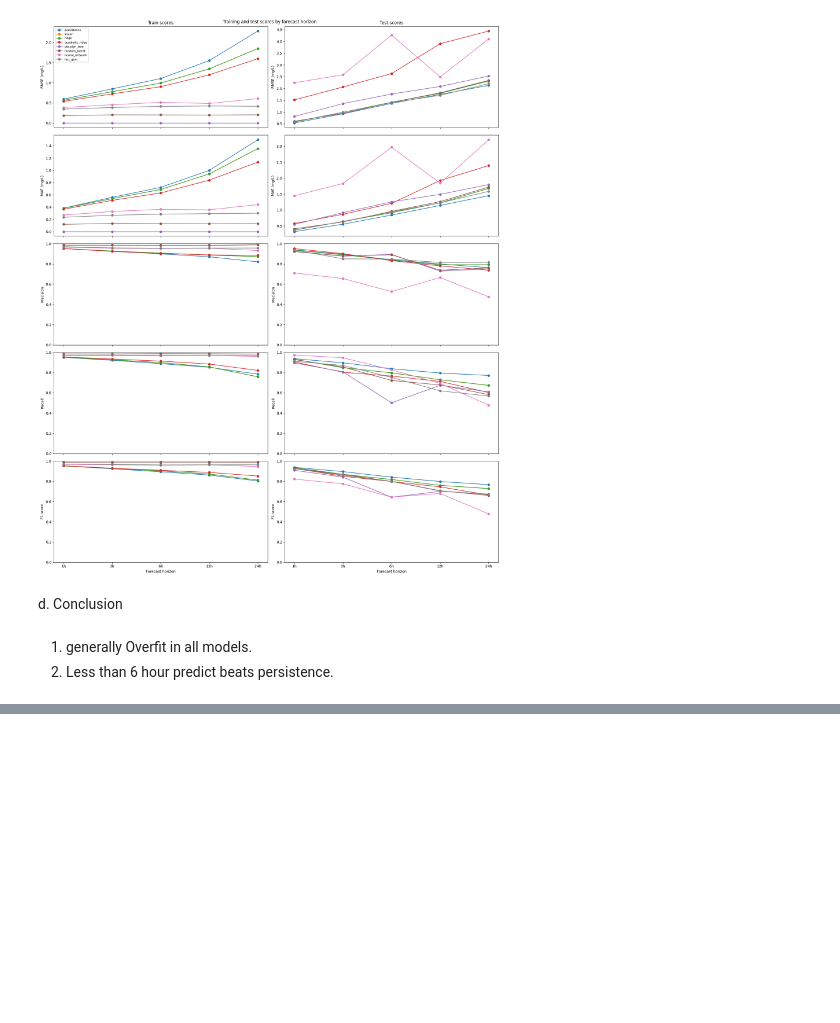
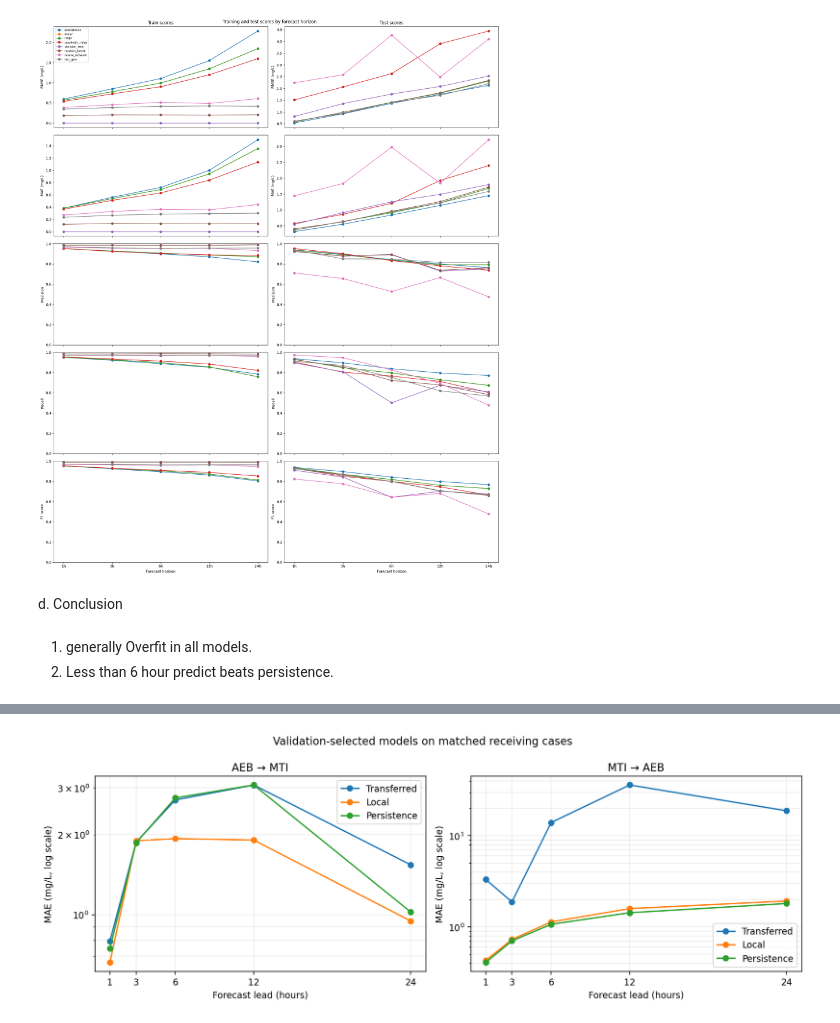
Before and after one commit to Strawhat-jayesh/Data602, a Jupyter notebook: EDA/Proposal_EDA_Chesapeake.ipynb, the cells around one changed output, grey strips where cells are left out. Saved outputs shown, nothing was run; the diff lists cells and outputs as text; code cells hidden in the pictures; blank space fills up the shorter version.

```diff
--- a/EDA/Proposal_EDA_Chesapeake.ipynb
+++ b/EDA/Proposal_EDA_Chesapeake.ipynb
@@ -907,0 +1109,20 @@ d. Conclusion
+# %%
+q2_summary_rows = []
+for (q2_receiver, q2_source, q2_hours), q2_group in q2_main.groupby(['receiver', 'source', 'horizon_hours']):
+    q2_scores = q2_group.set_index('forecast')
+    assert q2_group['n'].nunique() == 1
+    q2_chosen = {}
+    for q2_scope, q2_station in [('Transfer', q2_source), ('Local', q2_receiver)]:
+        q2_choice = q2_choices.query("policy == 'exclude_negative' and input_set == 'combined'")
+        q2_family = q2_choice.loc[(q2_choice.source == q2_station) &
+                                   (q2_choice.horizon_hours == q2_hours), 'selected_model'].item()
+        q2_prefix = 'transferred' if q2_scope == 'Transfer' else 'local'
+        np.testing.assert_allclose(q2_scores.loc[f'{q2_prefix}_selected', 'mae'],
+                                   q2_scores.loc[f'{q2_prefix}_{q2_family}', 'mae'])
+        q2_chosen[q2_scope] = q2_names[q2_family]
+    q2_summary_rows.append({'Train → evaluate': f'{q2_source} → {q2_receiver}', 'Lead (h)': q2_hours,
+        'Transfer family': q2_chosen['Transfer'], 'Transfer MAE': q2_scores.loc['transferred_selected', 'mae'],
+        'Local family': q2_chosen['Local'], 'Local MAE': q2_scores.loc['local_selected', 'mae'],
+        'Persistence MAE': q2_scores.loc['persistence', 'mae'], 'Cases': int(q2_group['n'].iloc[0])})
+q2_summary = pd.DataFrame(q2_summary_rows).sort_values(['Train → evaluate', 'Lead (h)']).reset_index(drop=True)
+q2_summary.round(4)
@@ -907,0 +1141,16 @@ d. Conclusion
+# %%
+q2_fig, q2_axes = plt.subplots(1, 2, figsize=(12, 4.3), sharex=True)
+for q2_ax, (q2_direction, q2_table) in zip(q2_axes, q2_summary.groupby('Train → evaluate', sort=True)):
+    for q2_label, q2_column in [('Transferred', 'Transfer MAE'), ('Local', 'Local MAE'), ('Persistence', 'Persistence MAE')]:
+        q2_ax.plot(q2_table['Lead (h)'], q2_table[q2_column], marker='o', label=q2_label)
+    q2_ax.set(title=q2_direction, xlabel='Forecast lead (hours)', ylabel='MAE (mg/L, log scale)')
+    q2_ax.set_xticks([1, 3, 6, 12, 24])
+    q2_ax.set_yscale('log')
+    q2_ax.grid(alpha=0.25, which='both')
+    q2_ax.legend()
+q2_fig.suptitle('Validation-selected models on matched receiving cases')
+q2_fig.tight_layout()
+plt.close(q2_fig)
+q2_fig
+# %% [output]
+[figure, added]
```
Also changed, not shown: parts of 29 cells of this notebook, 11 other files.
